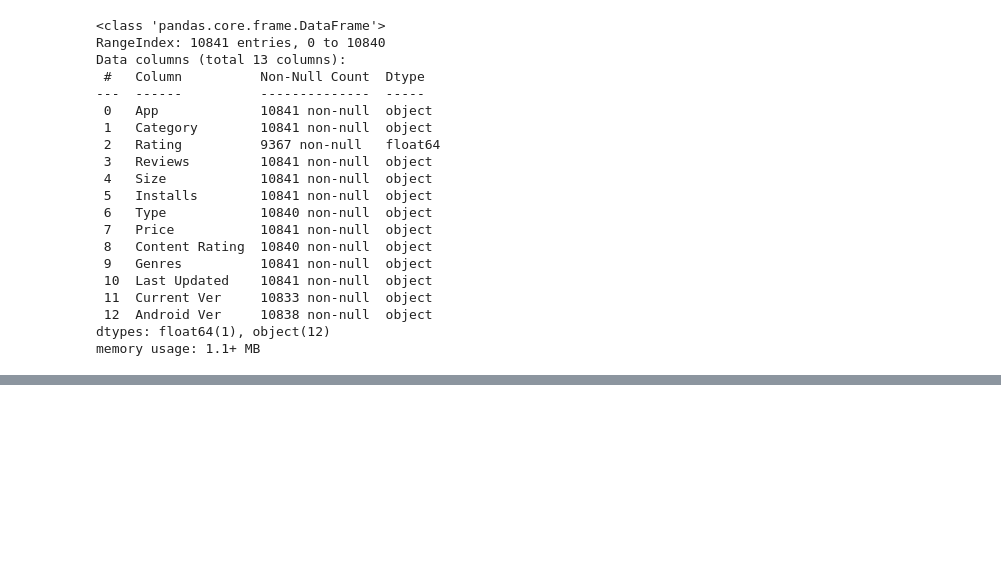
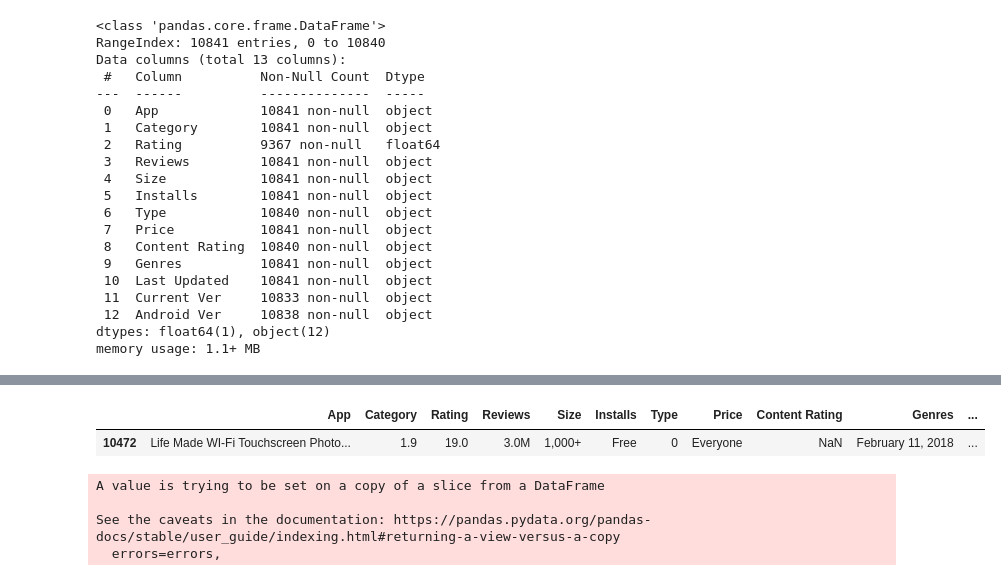
Before and after one commit to EjazAlam9006/play-store-app-reveiw-analysis, a Jupyter notebook: Play_Store_App_Review_Analysis_Capstone_Project.ipynb, the cells around one changed output, grey strips where cells are left out. Drawn from its saved outputs; the diff is of its cells as text; code cells hidden in the pictures; blank space fills up the shorter version.

```diff
--- a/Play_Store_App_Review_Analysis_Capstone_Project.ipynb
+++ b/Play_Store_App_Review_Analysis_Capstone_Project.ipynb
@@ -80,0 +177,14 @@ df.head()
+# %%
+df_new[df_new['Category']=='1.9']
+# %% [output]
+|  | App | Category | Rating | Reviews | Size | Installs | Type | Price | Content Rating | Genres | ... |
+| 10472 | Life Made WI-Fi Touchscreen Photo... | 1.9 | 19.0 | 3.0M | 1,000+ | Free | 0 | Everyone | NaN | February 11, 2018 | ... |
+# %%
+#removing data with improper entry of Category
+df_new.drop(10472,axis=0,inplace=True)
+df_new.reset_index(inplace=True)
+# %% [output]
+A value is trying to be set on a copy of a slice from a DataFrame
+
+See the caveats in the documentation: https://pandas.pydata.org/pandas-docs/stable/user_guide/indexing.html#returning-a-view-versus-a-copy
+  errors=errors,
```
Also changed, not shown: parts of 11 cells of this notebook.
